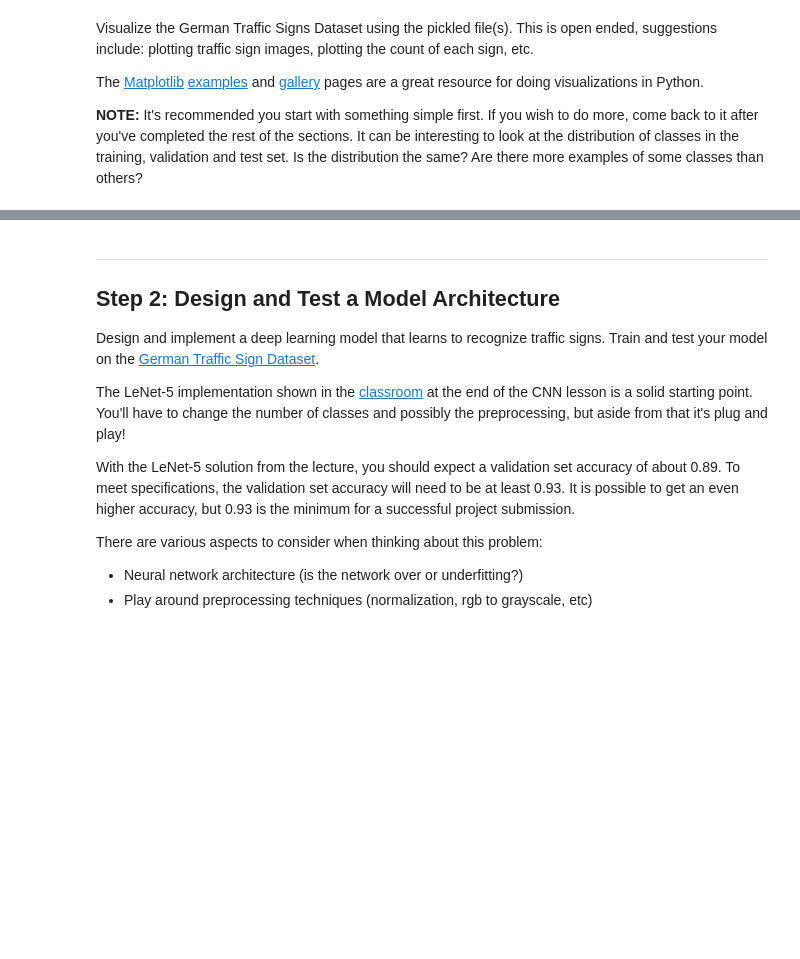
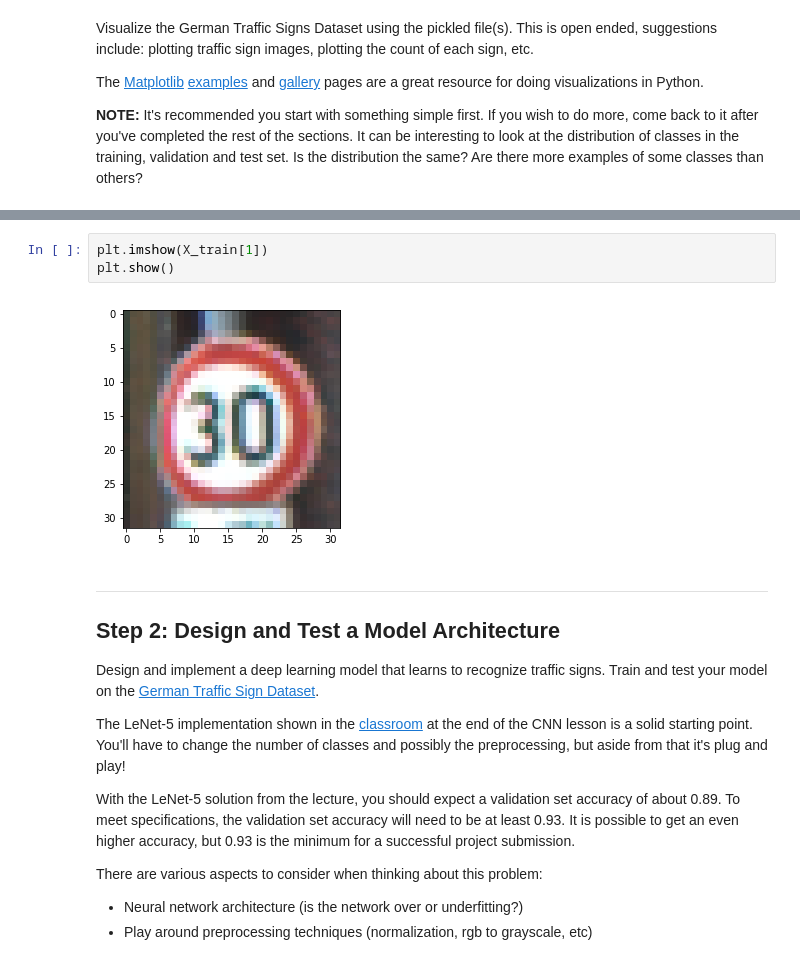
Before and after one commit to clockworks/nd-carnd-traffic-sign-classifier-p2, a Jupyter notebook: Traffic_Sign_Classifier.ipynb, the cells around one changed output, grey strips where cells are left out. Cells and saved outputs as stored; diff of their text form; blank space fills up the shorter version.

```diff
--- a/Traffic_Sign_Classifier.ipynb
+++ b/Traffic_Sign_Classifier.ipynb
@@ -94,3 +113,8 @@ import matplotlib.pyplot as plt
+# %%
+plt.imshow(X_train[1])
+plt.show()
+# %% [output]
+[figure, added]
 # %% [markdown]
 ----
 
```
Also changed, not shown: parts of 3 cells of this notebook.
